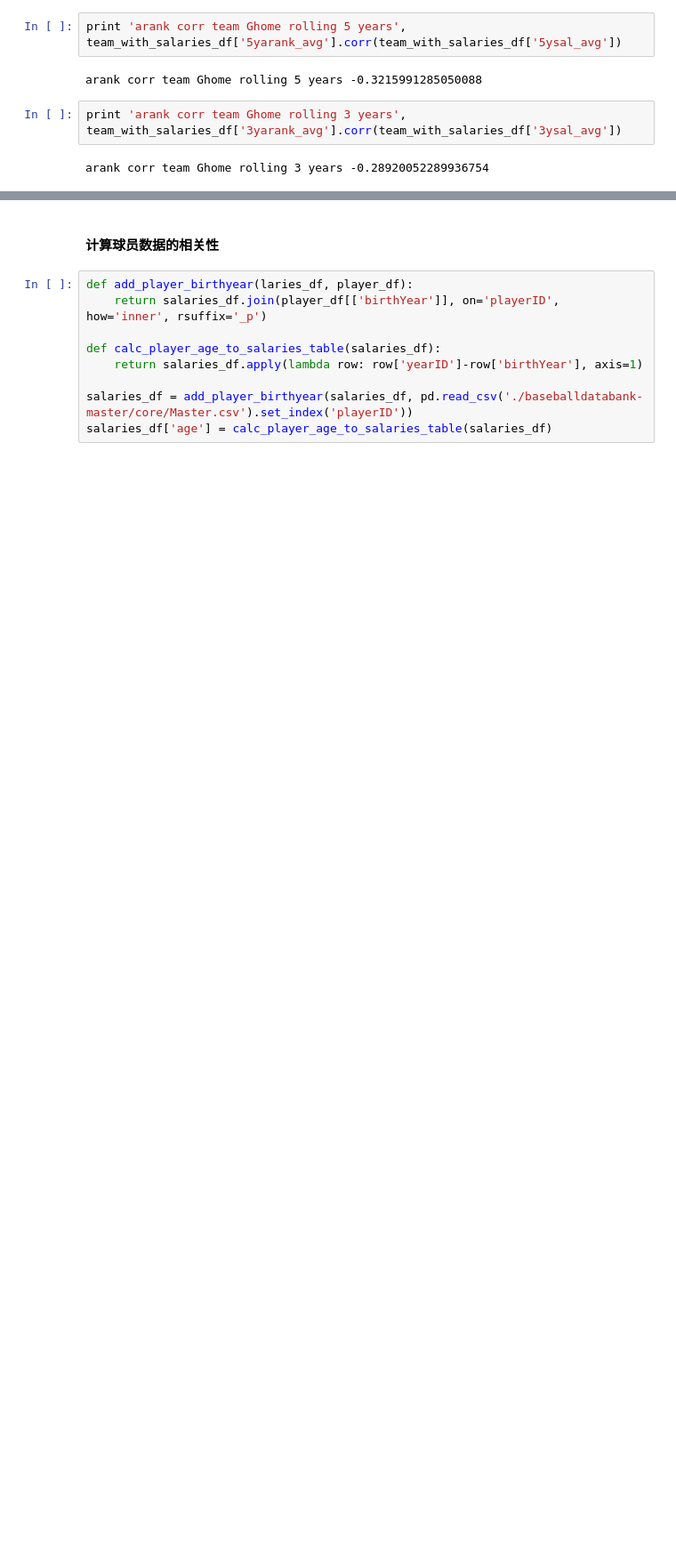
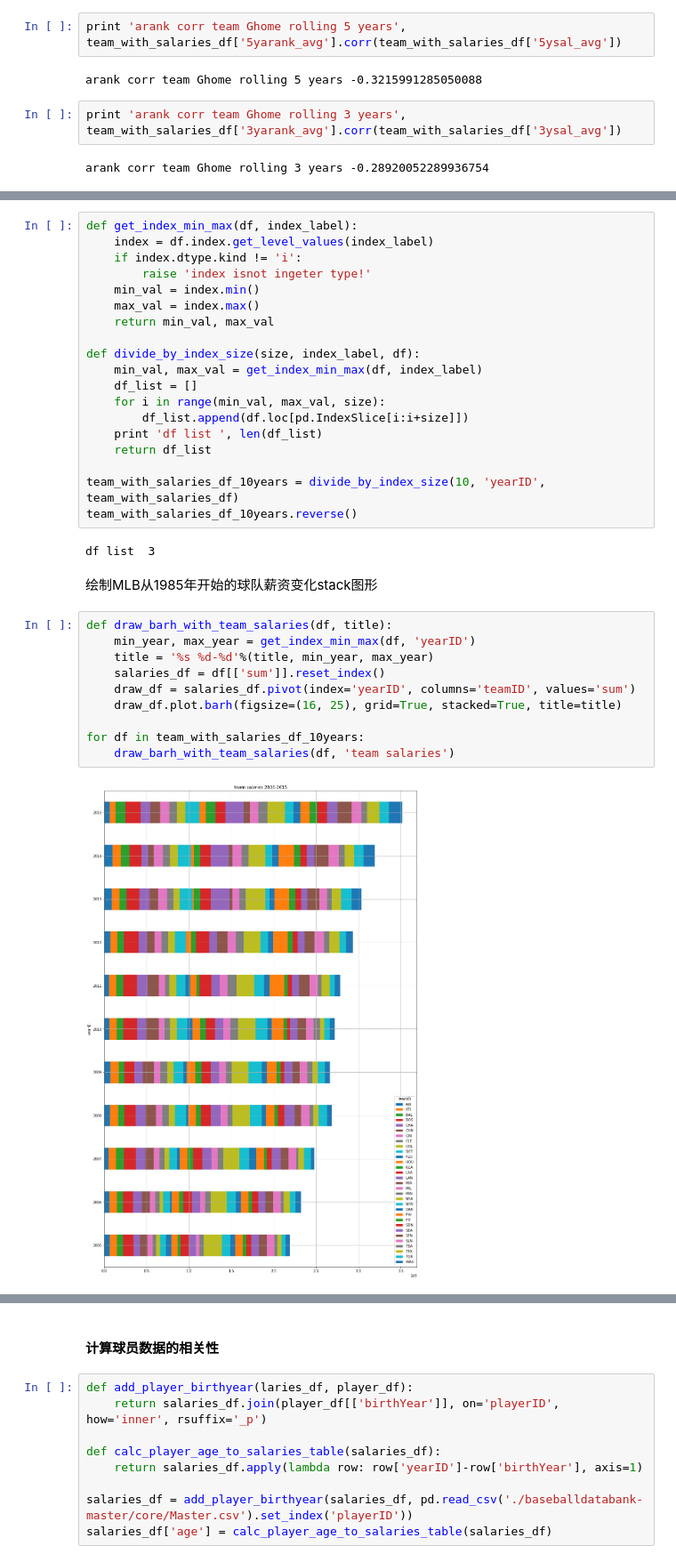
Before and after one commit to brucexin/udacity_nd002-cn-basic-2-baseball, a Jupyter notebook: main.ipynb, the cells around one changed output, grey strips where cells are left out. Shown at 89% size. Cells and saved outputs as stored; diff of their text form; blank space fills up the shorter version.

Commit message:
add player game avg statistics, add appearances plot

```diff
--- a/main.ipynb
+++ b/main.ipynb
@@ -203,0 +208,35 @@ arank corr team Ghome rolling 3 years -0.28920052289936754
+# %%
+def get_index_min_max(df, index_label):
+    index = df.index.get_level_values(index_label)
+    if index.dtype.kind != 'i':
+        raise 'index isnot ingeter type!'
+    min_val = index.min()
+    max_val = index.max()
+    return min_val, max_val
+
+def divide_by_index_size(size, index_label, df):
+    min_val, max_val = get_index_min_max(df, index_label)
+    df_list = []
+    for i in range(min_val, max_val, size):
+        df_list.append(df.loc[pd.IndexSlice[i:i+size]])
+    print 'df list ', len(df_list)
+    return df_list
+
+team_with_salaries_df_10years = divide_by_index_size(10, 'yearID', team_with_salaries_df)
+team_with_salaries_df_10years.reverse()
+# %% [output]
+df list  3
+# %% [markdown]
+绘制MLB从1985年开始的球队薪资变化stack图形
+# %%
+def draw_barh_with_team_salaries(df, title):
+    min_year, max_year = get_index_min_max(df, 'yearID')
+    title = '%s %d-%d'%(title, min_year, max_year)
+    salaries_df = df[['sum']].reset_index()
+    draw_df = salaries_df.pivot(index='yearID', columns='teamID', values='sum')
+    draw_df.plot.barh(figsize=(16, 25), grid=True, stacked=True, title=title)
+
+for df in team_with_salaries_df_10years:
+    draw_barh_with_team_salaries(df, 'team salaries')
+# %% [output]
+[figure, added]
```
Also changed, not shown: parts of 23 cells of this notebook, 1 other file.
